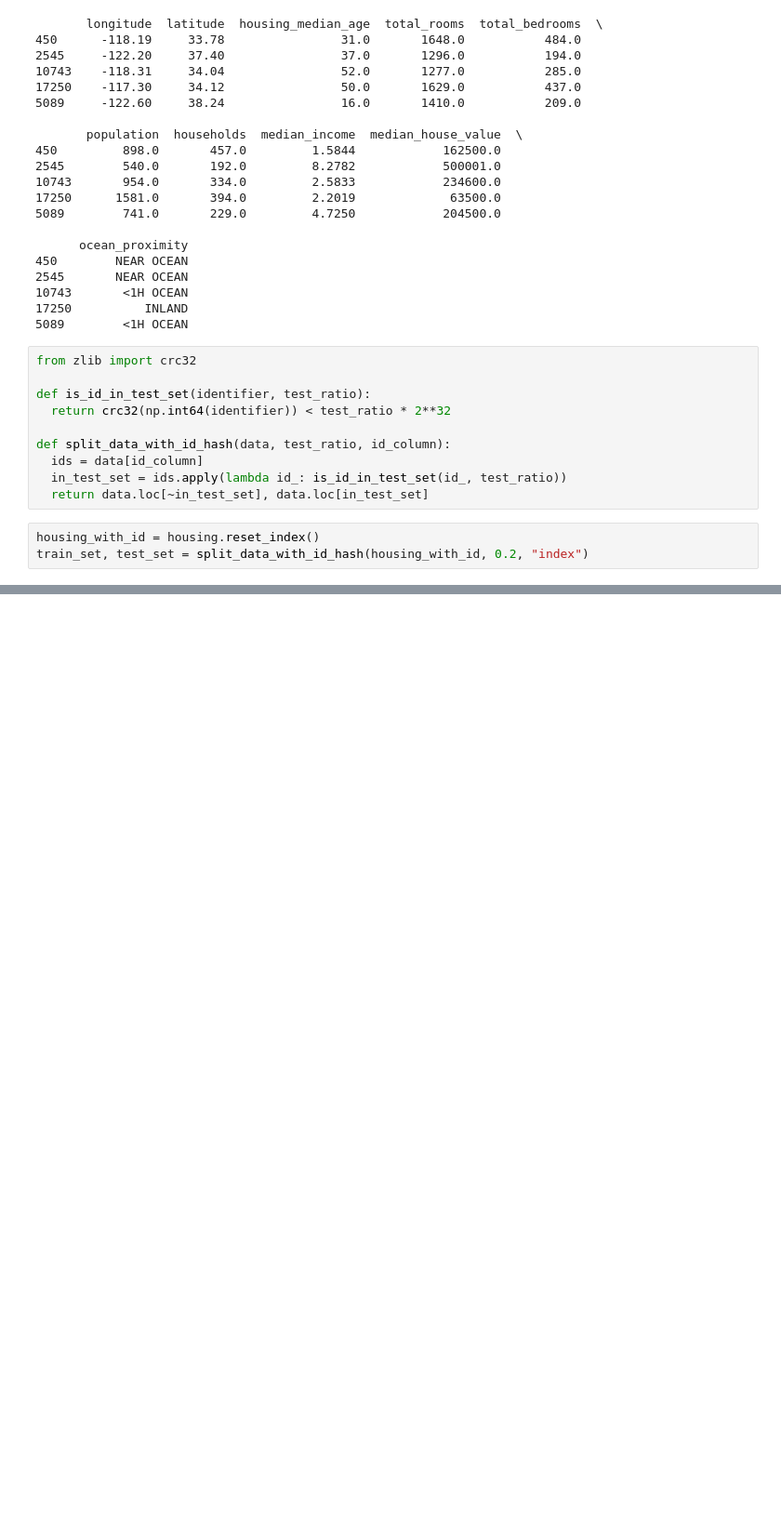
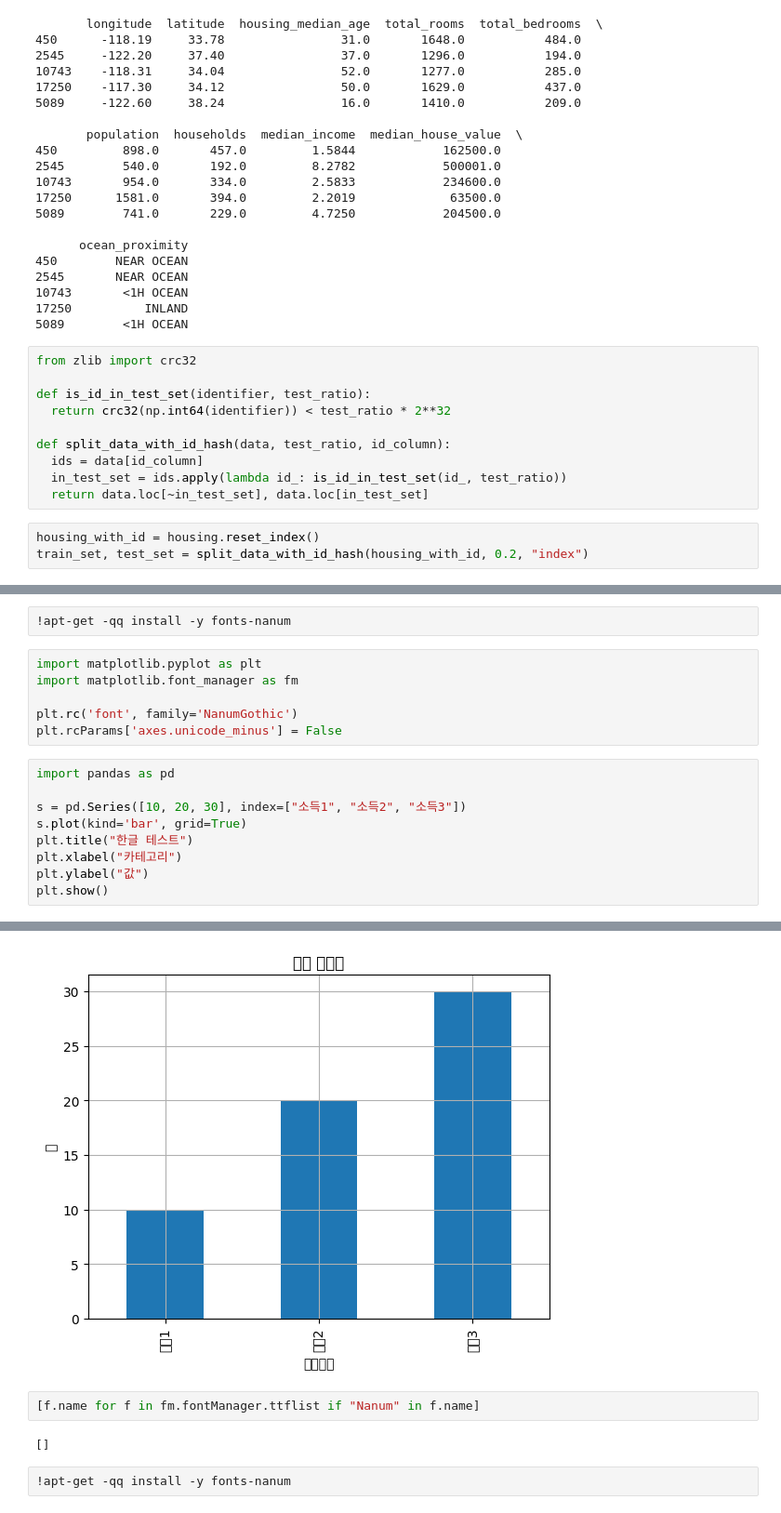
Before and after one commit to JungwonChun/Hands-on_ML, a Jupyter notebook: CH2_1.ipynb, the cells around one changed output, grey strips where cells are left out. Shown: that part at 93% size. Saved outputs shown, nothing was run; the diff lists cells and outputs as text; blank space fills up the shorter version.

```diff
--- a/CH2_1.ipynb
+++ b/CH2_1.ipynb
@@ -97,0 +138,18 @@ train_set, test_set = split_data_with_id_hash(housing_with_id, 0.2, "index")
+# %%
+!apt-get -qq install -y fonts-nanum
+# %%
+import matplotlib.pyplot as plt
+import matplotlib.font_manager as fm
+
+plt.rc('font', family='NanumGothic')
+plt.rcParams['axes.unicode_minus'] = False
+# %%
+import pandas as pd
+
+s = pd.Series([10, 20, 30], index=["소득1", "소득2", "소득3"])
+s.plot(kind='bar', grid=True)
+plt.title("한글 테스트")
+plt.xlabel("카테고리")
+plt.ylabel("값")
+plt.show()
+# %% [output]
@@ -97,0 +173,7 @@ train_set, test_set = split_data_with_id_hash(housing_with_id, 0.2, "index")
+[figure, added]
+# %%
+[f.name for f in fm.fontManager.ttflist if "Nanum" in f.name]
+# %% [output]
+[]
+# %%
+!apt-get -qq install -y fonts-nanum
```
Also changed, not shown: parts of 13 cells of this notebook.
